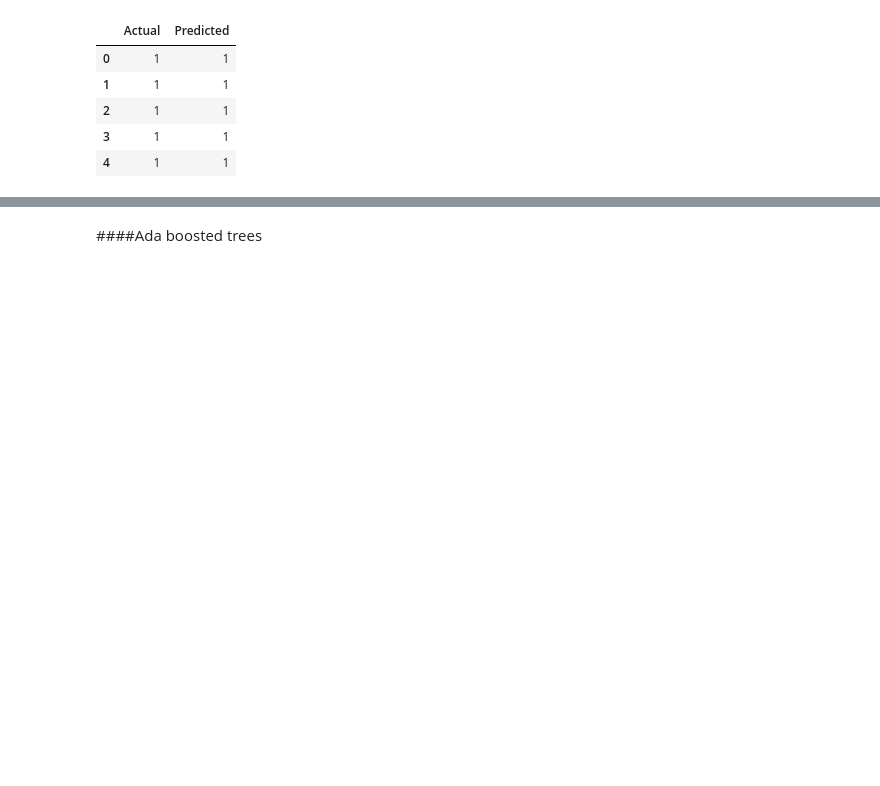
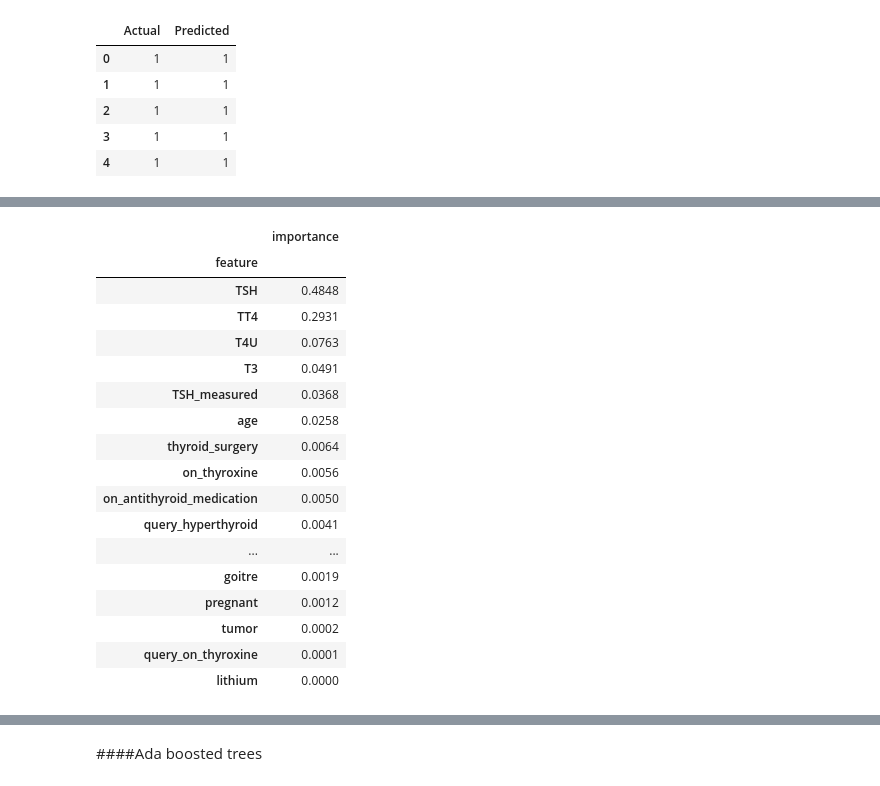
Before and after one commit to Ruthmwaura/module_2_week_3_ip, a Jupyter notebook: Hypothyroidism(Nairobi_Hospital).ipynb, the cells around one changed output, grey strips where cells are left out. Cells and saved outputs as stored; diff of their text form; code cells hidden in the pictures; blank space fills up the shorter version.

```diff
--- a/Hypothyroidism(Nairobi_Hospital).ipynb
+++ b/Hypothyroidism(Nairobi_Hospital).ipynb
@@ -611,0 +611,23 @@ Root Mean Squared Error: 0.10899105319257135
+# %%
+#checking the importance of features in predicting the target variable
+impo_df = pd.DataFrame({'feature': X.columns, 'importance': np.round(forest.feature_importances_, 4)}).set_index('feature').sort_values(by = 'importance', ascending = False)
+impo_df
+# %% [output]
+|  | importance |
+| feature |  |
+| TSH | 0.4848 |
+| TT4 | 0.2931 |
+| T4U | 0.0763 |
+| T3 | 0.0491 |
+| TSH_measured | 0.0368 |
+| age | 0.0258 |
+| thyroid_surgery | 0.0064 |
+| on_thyroxine | 0.0056 |
+| on_antithyroid_medication | 0.0050 |
+| query_hyperthyroid | 0.0041 |
+| ... | ... |
+| goitre | 0.0019 |
+| pregnant | 0.0012 |
+| tumor | 0.0002 |
+| query_on_thyroxine | 0.0001 |
+| lithium | 0.0000 |
```
Also changed, not shown: parts of 47 cells of this notebook.
